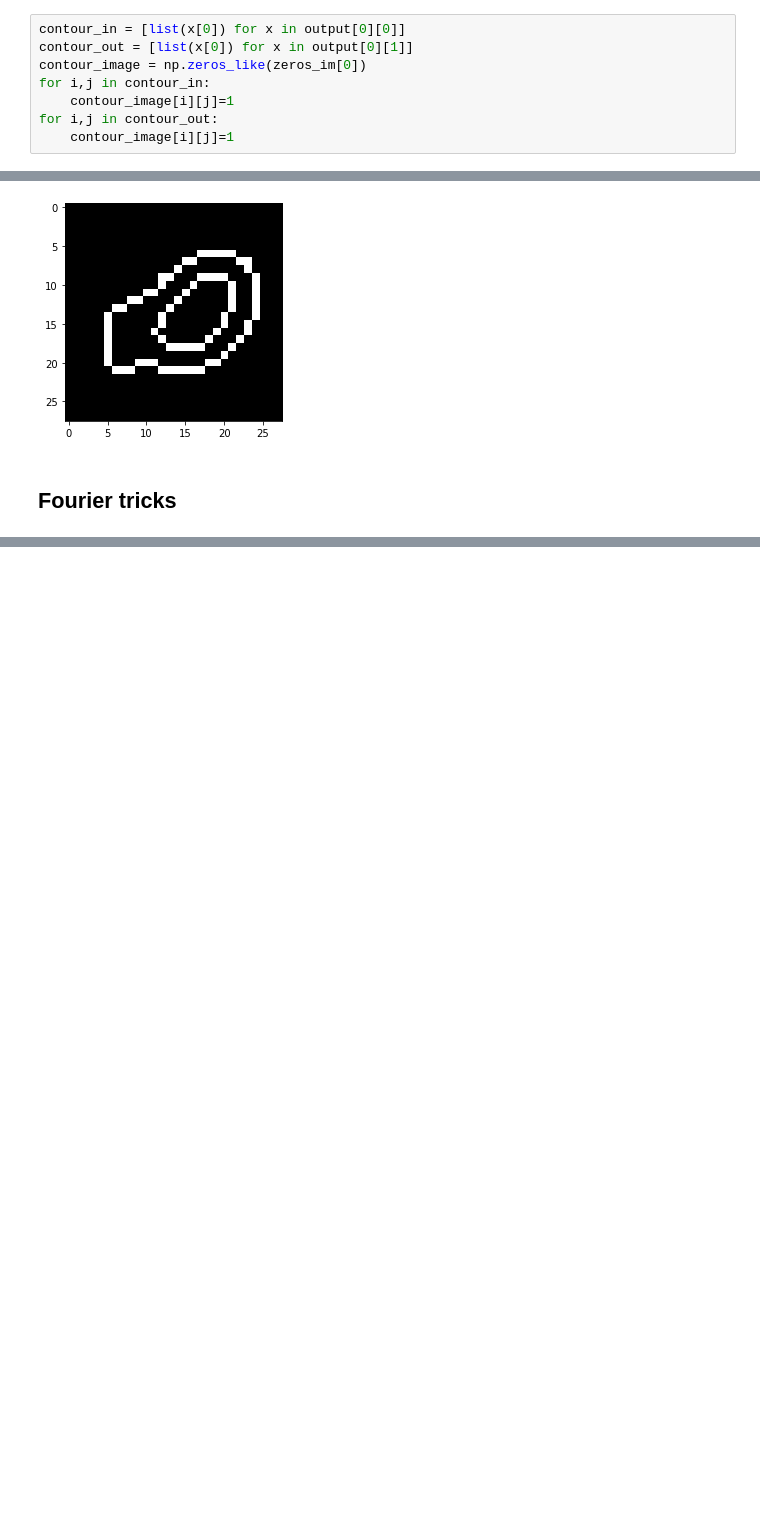
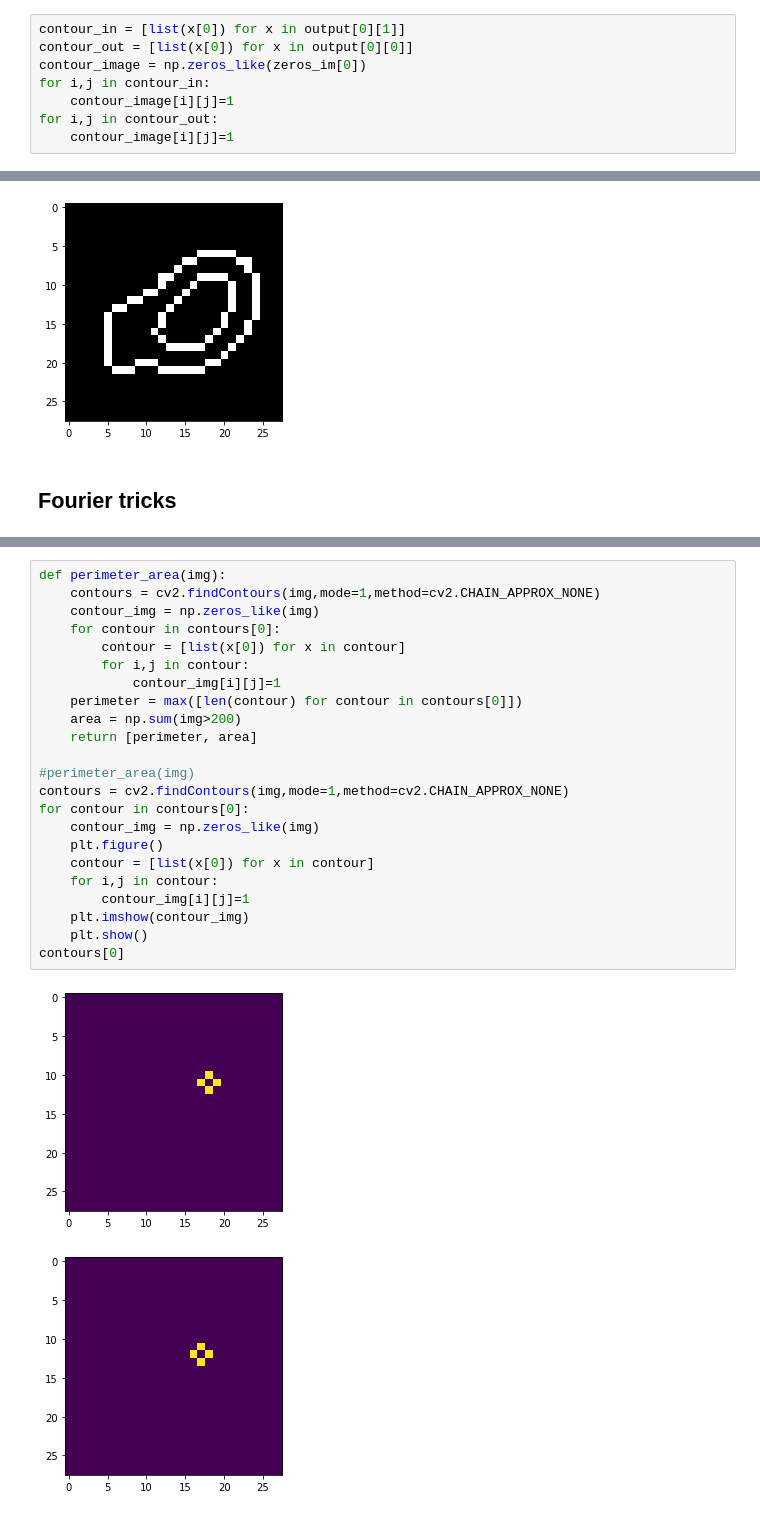
Before and after one commit to pranavkrishna1908/ImageAnalysis, a Jupyter notebook: lab2_object_description.ipynb, the cells around one changed output, grey strips where cells are left out. Cells and saved outputs as stored; diff of their text form; blank space fills up the shorter version.

```diff
--- a/lab2_object_description.ipynb
+++ b/lab2_object_description.ipynb
@@ -70,6 +85,6 @@ TypeError: Image data of dtype object cannot be converted to float
 # %%
-contour_in = [list(x[0]) for x in output[0][0]]
-contour_out = [list(x[0]) for x in output[0][1]]
+contour_in = [list(x[0]) for x in output[0][1]]
+contour_out = [list(x[0]) for x in output[0][0]]
 contour_image = np.zeros_like(zeros_im[0])
 for i,j in contour_in:
     contour_image[i][j]=1
@@ -134,0 +235,26 @@ ValueError: too many values to unpack (expected 2)
+# %%
+def perimeter_area(img):
+    contours = cv2.findContours(img,mode=1,method=cv2.CHAIN_APPROX_NONE)
+    contour_img = np.zeros_like(img)
+    for contour in contours[0]:
+        contour = [list(x[0]) for x in contour]
+        for i,j in contour:
+            contour_img[i][j]=1
+    perimeter = max([len(contour) for contour in contours[0]])
+    area = np.sum(img>200)
+    return [perimeter, area]
+
+#perimeter_area(img)
+contours = cv2.findContours(img,mode=1,method=cv2.CHAIN_APPROX_NONE)
+for contour in contours[0]:
+    contour_img = np.zeros_like(img)
+    plt.figure()
+    contour = [list(x[0]) for x in contour]
+    for i,j in contour:
+        contour_img[i][j]=1
+    plt.imshow(contour_img)
+    plt.show()
+contours[0]
+# %% [output]
+[figure, added]
+[figure, added]
```
Also changed, not shown: parts of 14 cells of this notebook.
